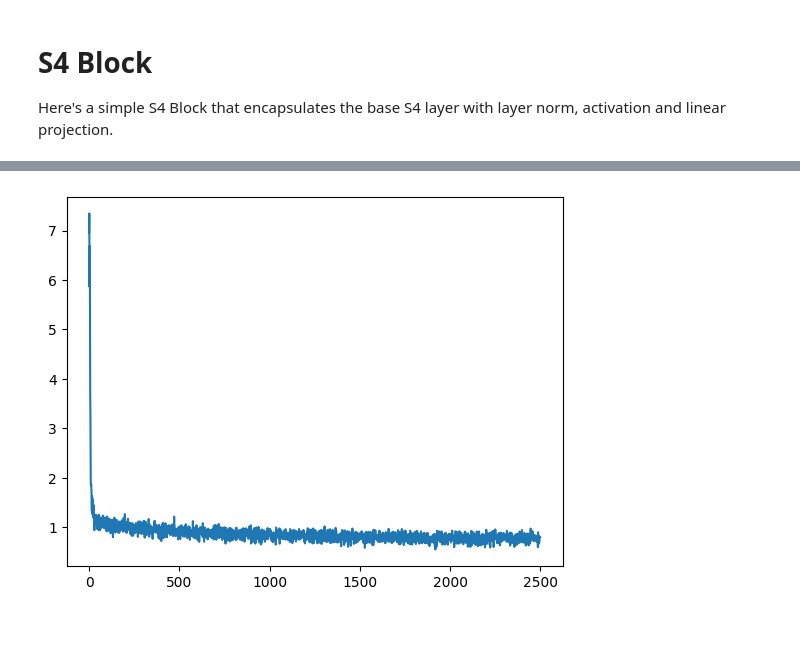
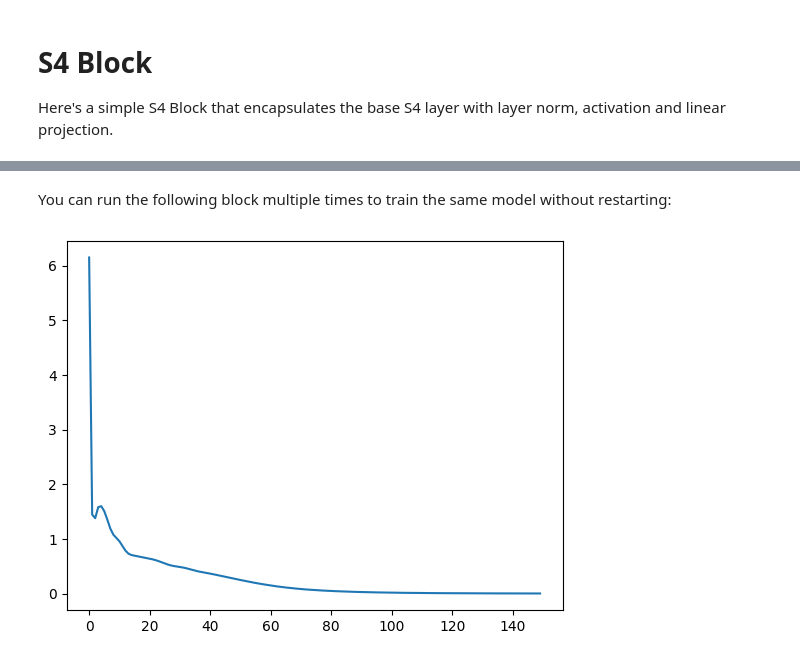
Before and after one commit to necrashter/SaShiMi-796, a Jupyter notebook: S4-MNIST-Demo.ipynb, the cells around one changed output, grey strips where cells are left out. Cells and saved outputs as stored; diff of their text form; code cells hidden in the pictures; blank space fills up the shorter version.

```diff
--- a/S4-MNIST-Demo.ipynb
+++ b/S4-MNIST-Demo.ipynb
@@ -154,12 +117,0 @@ plt.show()
-# %%
-model.eval()
-
-with torch.no_grad():
-    y_hat = model(zero)
-    img = img.cpu()
-    y_hat = y_hat.cpu()
-    newimg = torch.cat([img[:,0:1,:], y_hat], dim=1)
-    plt.figure()
-    plt.imshow(img.reshape(28, 28, 1))
-    plt.figure()
-    plt.imshow(newimg.reshape(28, 28, 1))
@@ -193,18 +125,8 @@ Predict the next pixel based on the given sequence of pixels.
 torch.manual_seed(13)
 
 model = Sequential(
-    nn.Linear(1, 512),
-    *[Block(512, 64) for _ in range(6)],
-    nn.Linear(512, 256),
-    #nn.Sigmoid(),
+    nn.Linear(1, 258),
+    *[Block(258, 64) for _ in range(3)],
+    nn.Linear(258, 256),
 )
-
 model.to(device)
-
-L = 1
-
-model.train()
-optimizer = torch.optim.Adam(model.parameters(), lr=0.001)
-#criterion = torch.nn.MSELoss()
-criterion = torch.nn.CrossEntropyLoss()
-losses = []
@@ -210,0 +155,4 @@ losses = []
+# %%
+overfit_image = MNIST_TEST[0][0]
+plt.figure()
+plt.imshow(overfit_image.reshape(28, 28, 1))
@@ -211,36 +167,36 @@ losses = []
+# %% [markdown]
+You can run the following block multiple times to train the same model without restarting:
 # %%
-for epoch in tqdm(range(2), position=0, leave=True):
+for epoch in tqdm(range(50), leave=False):
     train_loss = 0.0
-    for batch in tqdm(dataloader, leave=False):
-        img, _ = batch
+    for img in [overfit_image]:
         # Convert image to a signal with L = 784 and dimension 1
         img = img.to(device).reshape(-1, 784, 1)
-        x = img[:, :-1, :]  # First L-1 elements
-        y = img[:, 1:, :]   # Last L-1 elements
+        # Shift and pad with zero to generate input
+        x = torch.cat([torch.zeros(img.size(0), 1, 1, device=device), img[:, :-1, :]], dim=1)
         # For each sample i, predict the next sample (i+1) from the slice between 0 to i
         y_hat = model(x)
 
-        y = torch.mul(y, 255.0)
-        y = y.to(torch.int64).to(device)[:,:,0]
+        y = torch.mul(img, 255.0).to(torch.int64).to(device)[:,:,0]
         #__import__('pdb').set_trace()
 
         #y = torch.nn.functional.one_hot(y.squeeze(-1), num_classes=256).to(torch.float32)
 
         #print(f"y[0]: {torch.argmax(y[0][200])}")
         #print(f"y_hat[0]: {y_hat[0]}")
         loss = criterion(y_hat.reshape(-1, 256), y.reshape(-1))
 
         loss_val = loss.detach().cpu().item()
         train_loss += loss_val / len(dataloader)
         losses.append(loss_val)
 
         optimizer.zero_grad()
         loss.backward()
         optimizer.step()
 
     #print(f"Epoch {epoch + 1}/{num_epochs} loss: {train_loss}")
 
 plt.plot(losses)
 plt.show()
 # %% [output]
-[figure, old version]
+[figure, new version]
```
Also changed, not shown: parts of 38 cells of this notebook.
